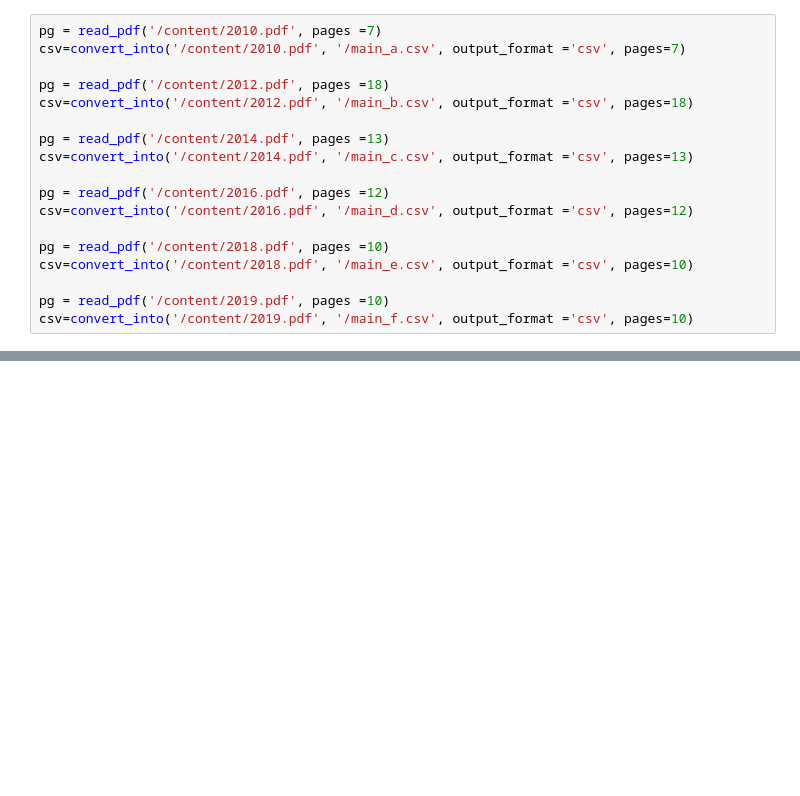
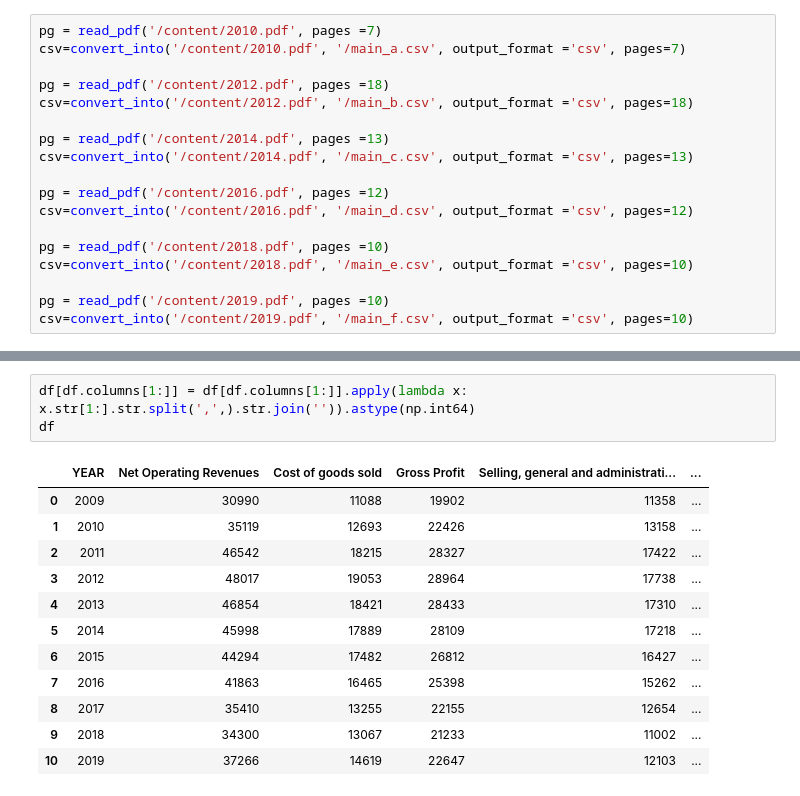
Before and after one commit to B-Karis/B-Karis, a Jupyter notebook: coca_cola.ipynb, the cells around one changed output, grey strips where cells are left out. Drawn from its saved outputs; the diff is of its cells as text; blank space fills up the shorter version.

```diff
--- a/coca_cola.ipynb
+++ b/coca_cola.ipynb
@@ -111,0 +120,16 @@ drive.mount('/content/drive')
+# %%
+df[df.columns[1:]] = df[df.columns[1:]].apply(lambda x: x.str[1:].str.split(',',).str.join('')).astype(np.int64)
+df
+# %% [output]
+|  | YEAR | Net Operating Revenues | Cost of goods sold | Gross Profit | Selling, general and administrati... | ... |
+| 0 | 2009 | 30990 | 11088 | 19902 | 11358 | ... |
+| 1 | 2010 | 35119 | 12693 | 22426 | 13158 | ... |
+| 2 | 2011 | 46542 | 18215 | 28327 | 17422 | ... |
+| 3 | 2012 | 48017 | 19053 | 28964 | 17738 | ... |
+| 4 | 2013 | 46854 | 18421 | 28433 | 17310 | ... |
+| 5 | 2014 | 45998 | 17889 | 28109 | 17218 | ... |
+| 6 | 2015 | 44294 | 17482 | 26812 | 16427 | ... |
+| 7 | 2016 | 41863 | 16465 | 25398 | 15262 | ... |
+| 8 | 2017 | 35410 | 13255 | 22155 | 12654 | ... |
+| 9 | 2018 | 34300 | 13067 | 21233 | 11002 | ... |
+| 10 | 2019 | 37266 | 14619 | 22647 | 12103 | ... |
```
Also changed, not shown: parts of 16 cells of this notebook.
